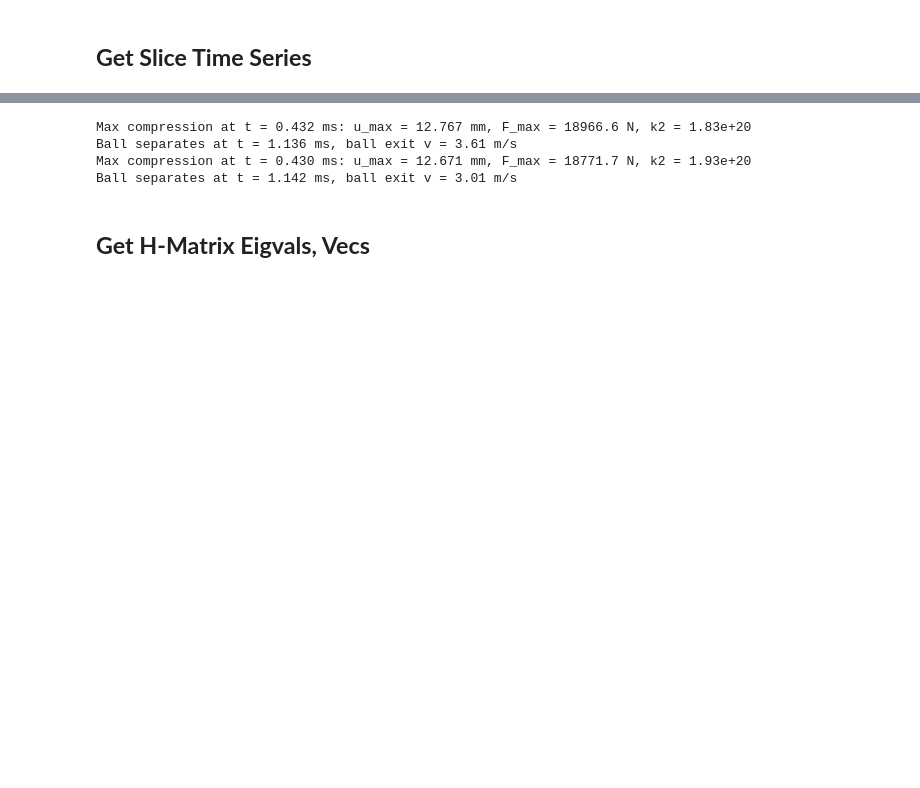
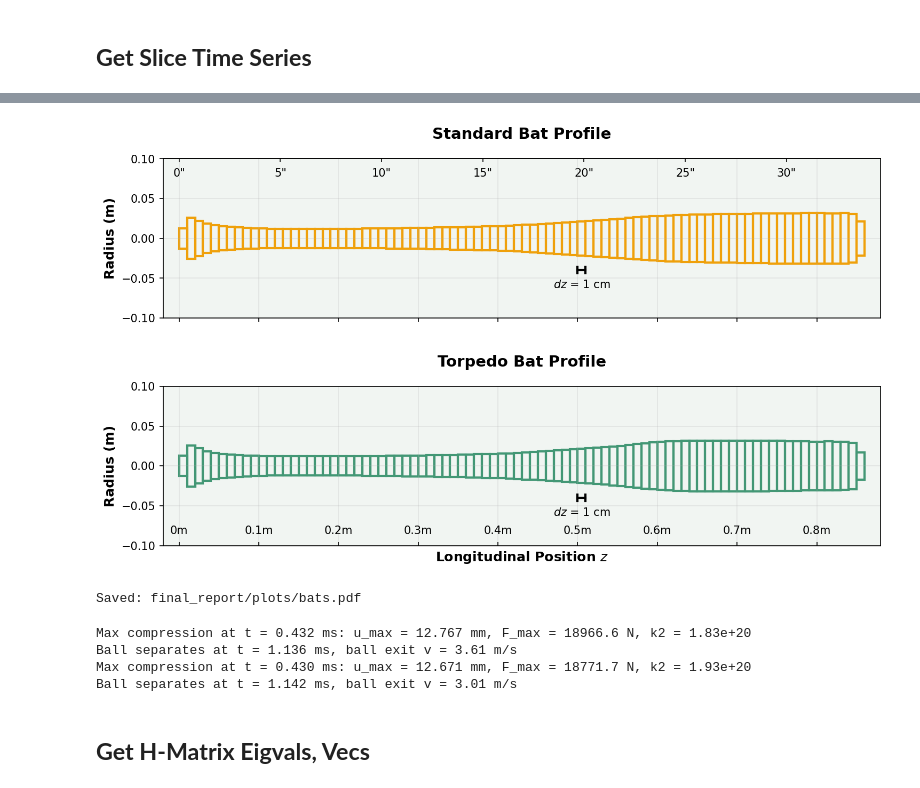
Before and after one commit to navawolfish/bat-ball-collision-model, a Jupyter notebook: EigenAnalysis.ipynb, the cells around one changed output, grey strips where cells are left out. Cells and saved outputs as stored; diff of their text form; code cells hidden in the pictures; blank space fills up the shorter version.

```diff
--- a/EigenAnalysis.ipynb
+++ b/EigenAnalysis.ipynb
@@ -28,3 +28,73 @@ No solution found, plotting static bat.
+# %%
+from pathlib import Path
+from matplotlib.ticker import FuncFormatter
+
+out_path = Path('final_report/plots/bats.pdf')
+out_path.parent.mkdir(parents=True, exist_ok=True)
+
+fig, axes = plt.subplots(2, 1, sharex=True)
+
+bat_specs = [
+    (standard_bat, 'Standard Bat Profile', colors[0]),
+    (torpedo_bat, 'Torpedo Bat Profile', colors[1]),
+]
+
+for ax, (bat, panel_title, color) in zip(axes, bat_specs):
+    # Draw each longitudinal slice as one numerical element of width dz.
+    ax.bar(
+        bat.zs,
+        2.0 * bat.radii,
+        width=bat.dz,
+        align='edge',
+        bottom=-bat.radii,
+        facecolor='none',
+        edgecolor=color,
+        linewidth=2,
+    )
+    ax.set_ylabel('Radius (m)')
+    ax.set_title(panel_title, pad=18)
+    ax.grid(alpha=0.25)
+    ax.set_aspect('equal')
+    ax.set_ylim(-0.1, 0.1)
+    # Add a dz scale marker (1 cm) on the top panel.
+    dz_ref = standard_bat.dz
+    x0 = 0.5
+    y0 = -0.04
+    ax.plot([x0, x0 + dz_ref], [y0, y0], color='black', linewidth=2)
+    ax.plot([x0, x0], [y0 - 0.004, y0 + 0.004], color='black', linewidth=2)
+    ax.plot([x0 + dz_ref, x0 + dz_ref], [y0 - 0.004, y0 + 0.004], color='black', linewidth=2)
+    ax.text(x0 + dz_ref / 2, y0 - 0.025, r'$dz$ = 1 cm', ha='center', va='bottom', fontsize=10)
+
+
+x_pad = 0.02
+axes[-1].set_xlim( - x_pad, 0.86 + x_pad)
+axes[-1].set_xlabel(r'Longitudinal Position $z$')
+# Move bottom x tick labels inside and ticks inward.
+axes[-1].tick_params(axis='x', direction='in', pad=-18)
+axes[-1].xaxis.set_major_formatter(FuncFormatter(lambda x, pos: f'{x:g}m'))
+
+
+
+# Secondary x-axis in inches with inward ticks and inside labels.
+INCHES_PER_METER = 39.37007874
+secax = axes[0].secondary_xaxis(
+    'top',
+    functions=(
+        lambda x_m: x_m * INCHES_PER_METER,
+        lambda x_in: x_in / INCHES_PER_METER,
+    ),
+)
+secax.tick_params(axis='x', direction='in', pad=-18)
+secax.xaxis.set_major_formatter(FuncFormatter(lambda x, pos: f'{x:g}"'))
+
+fig.tight_layout()
+fig.savefig(out_path, bbox_inches='tight')
+plt.show()
+
+print(f'Saved: {out_path}')
+# %% [output]
+[figure, added]
+Saved: final_report/plots/bats.pdf
 # %%
 inits = np.zeros((4* standard_bat.N)) # initial conditions for the bat oscillation (N slices, 4 variables each)
 
```
Also changed, not shown: parts of 5 cells of this notebook, 23 other files.
